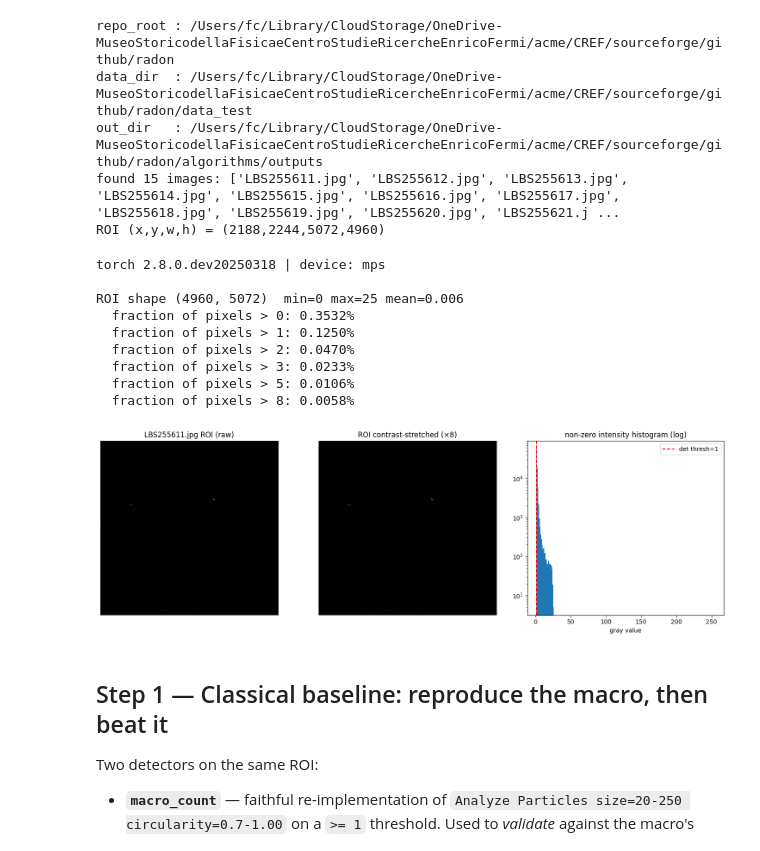
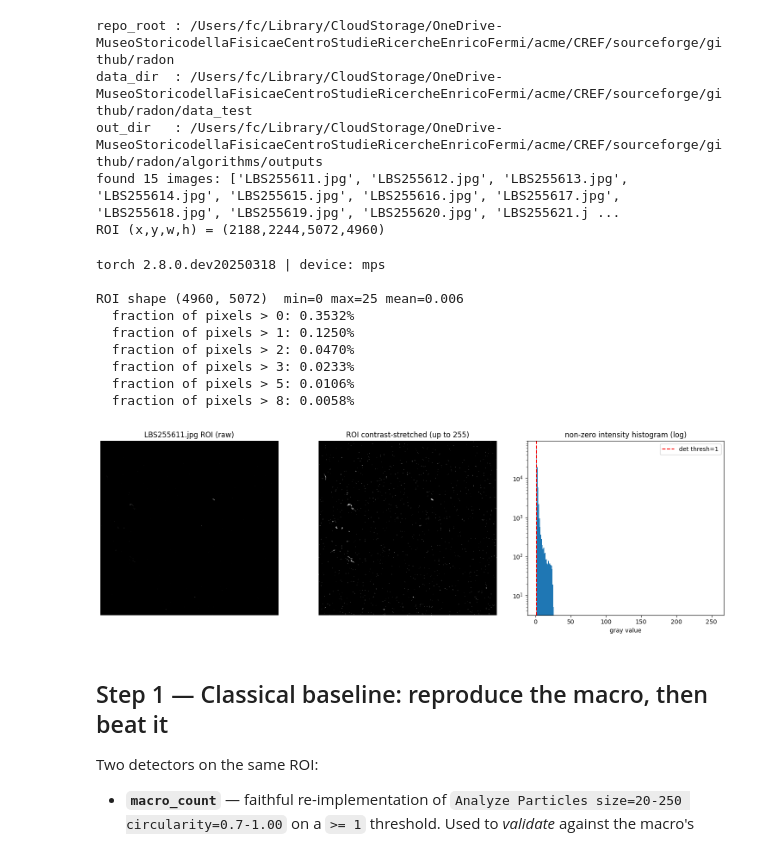
Before and after one commit to coccetti/radon, a Jupyter notebook: algorithms/radon_track_nn.ipynb, the cells around one changed output. Drawn from its saved outputs; the diff is of its cells as text; code cells hidden in the pictures.

```diff
--- a/algorithms/radon_track_nn.ipynb
+++ b/algorithms/radon_track_nn.ipynb
@@ -126,36 +126,36 @@ import torch
 DEVICE = torch.device("mps" if torch.backends.mps.is_available()
                       else "cuda" if torch.cuda.is_available() else "cpu")
 print("torch", torch.__version__, "| device:", DEVICE)
 
 # --- quick look at one ROI: intensity statistics justify the detector threshold ---
 # Inside the macro ROI the background is exactly 0 and tracks are dim (a few -> ~50 gray levels);
 # the bright (254) pixels in the full scan are the scanner border OUTSIDE this ROI.
 roi0 = load_roi(IMAGES[0])
 print(f"\nROI shape {roi0.shape}  min={roi0.min()} max={roi0.max()} mean={roi0.mean():.3f}")
 for t in (0, 1, 2, 3, 5, 8):
     print(f"  fraction of pixels > {t}: {(roi0 > t).mean():.4%}")
 
 fig, ax = plt.subplots(1, 3, figsize=(15, 5))
 ax[0].imshow(roi0, cmap="gray"); ax[0].set_title(f"{IMAGES[0].name} ROI (raw)")
-ax[1].imshow(np.clip(roi0.astype(int) * 8, 0, 255), cmap="gray")
-ax[1].set_title("ROI contrast-stretched (×8)")
+ax[1].imshow(np.clip(roi0.astype(int) * 255, 0, 255), cmap="gray")
+ax[1].set_title("ROI contrast-stretched (up to 255)")
 nz = roi0[roi0 > 0]
 ax[2].hist(nz, bins=range(1, 256), log=True)
 ax[2].axvline(CFG.det_fixed_thresh, color="r", ls="--", label=f"det thresh={CFG.det_fixed_thresh}")
 ax[2].set_title("non-zero intensity histogram (log)"); ax[2].set_xlabel("gray value"); ax[2].legend()
 for a in ax[:2]: a.axis("off")
 plt.tight_layout(); plt.show()
 # %% [output]
 torch 2.8.0.dev20250318 | device: mps
 
 ROI shape (4960, 5072)  min=0 max=25 mean=0.006
   fraction of pixels > 0: 0.3532%
   fraction of pixels > 1: 0.1250%
   fraction of pixels > 2: 0.0470%
   fraction of pixels > 3: 0.0233%
   fraction of pixels > 5: 0.0106%
   fraction of pixels > 8: 0.0058%
-[figure, old version]
+[figure, new version]
 # %% [markdown]
 ## Step 1 — Classical baseline: reproduce the macro, then beat it
 
```
Also changed, not shown: parts of 3 cells of this notebook, 1 other file.
